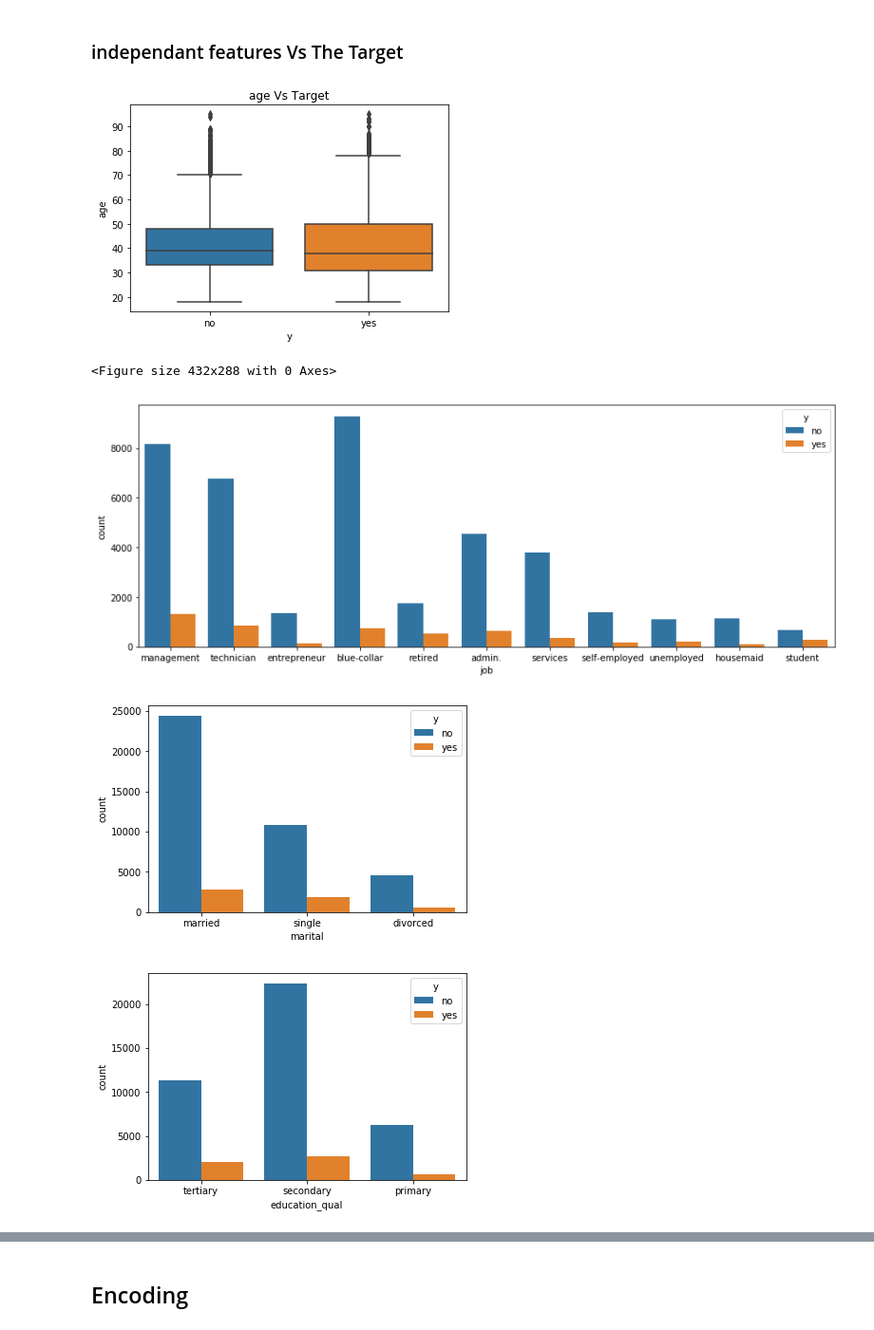
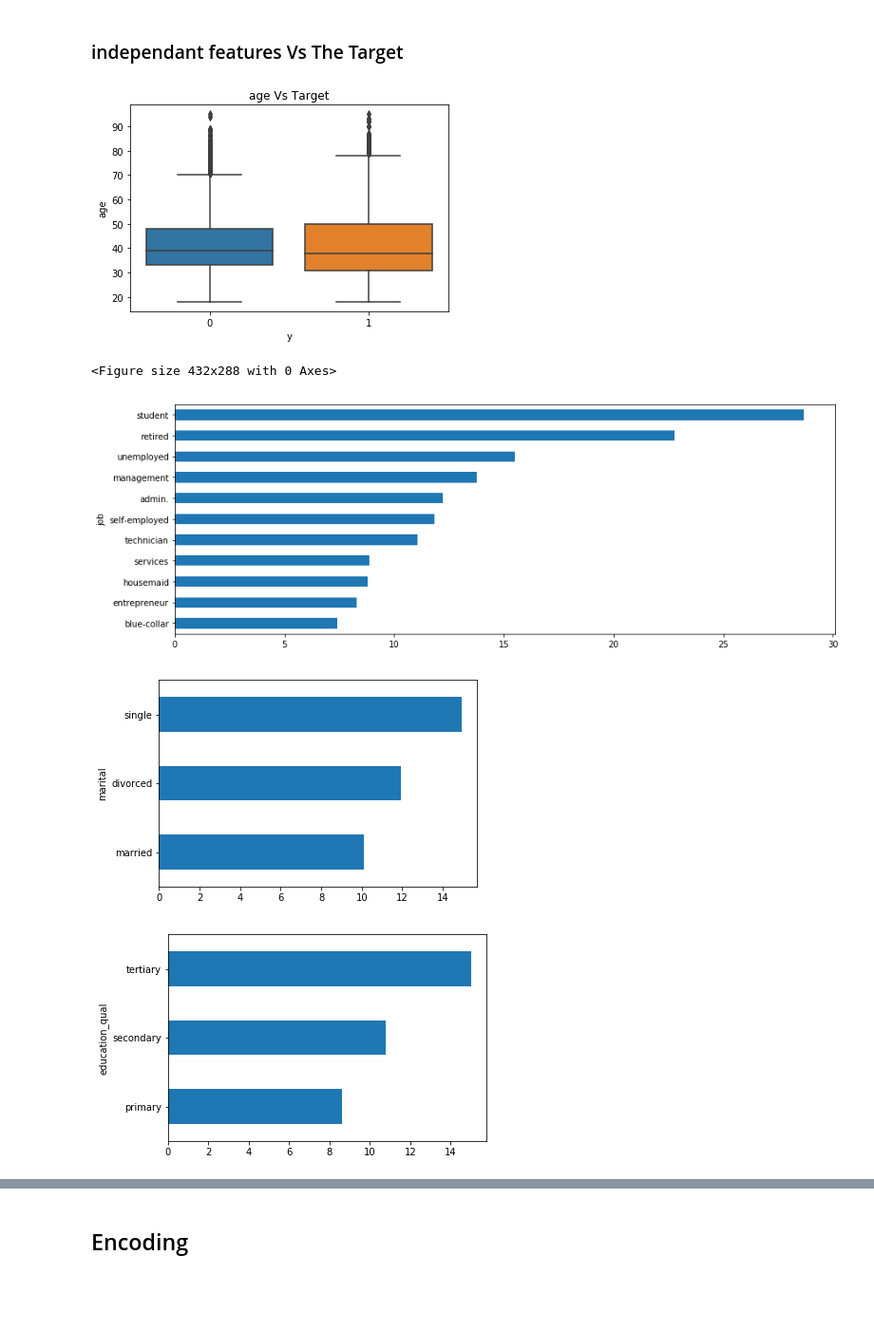
Before and after one commit to Praveen2812git/customer_conversion_prediction, a Jupyter notebook: Customer Conversion Prediction.ipynb, the cells around one changed output, grey strips where cells are left out. Shown: that part at 95% size. Cells and saved outputs as stored; diff of their text form; code cells hidden in the pictures; blank space fills up the shorter version.

```diff
--- a/Customer Conversion Prediction.ipynb
+++ b/Customer Conversion Prediction.ipynb
@@ -247,6 +247,3 @@ cellular     29282
 unknown      13017
 telephone     2906
 Name: call_type, dtype: int64
-# %%
-# call_type Column imputaion
-df['call_type'].replace('unknown', df['call_type'].mode()[0], inplace=True)
@@ -318,5 +309,3 @@ sns.countplot(df['prev_outcome'], hue=df['y'])
-# %%
-df.drop('prev_outcome',axis=1, inplace=True)
 # %%
 df.head()
 # %% [output]
@@ -371,16 +374,16 @@ for i in columns:
 # %%
-for i in range(9):
+for i in range(10):
     plt.figure()
     if columns[i] in num_col:
         sns.boxplot(df['y'], df[columns[i]])
         plt.title(f'{columns[i]} Vs Target')
     else:
         if columns[i]=='job'or columns[i]=='mon':
             plt.figure(figsize=(14,5))
-        sns.countplot(x=columns[i], data=df, hue='y')
+        (df.groupby(columns[i])['y'].mean()*100).sort_values().plot(kind='barh')
 # %% [output]
-[figure, old version]
+[figure, new version]
 <Figure size 432x288 with 0 Axes>
-[figure, old version]
+[figure, new version]
-[figure, old version]
+[figure, new version]
-[figure, old version]
+[figure, new version]
```
Also changed, not shown: parts of 162 cells of this notebook, 3 other files.
